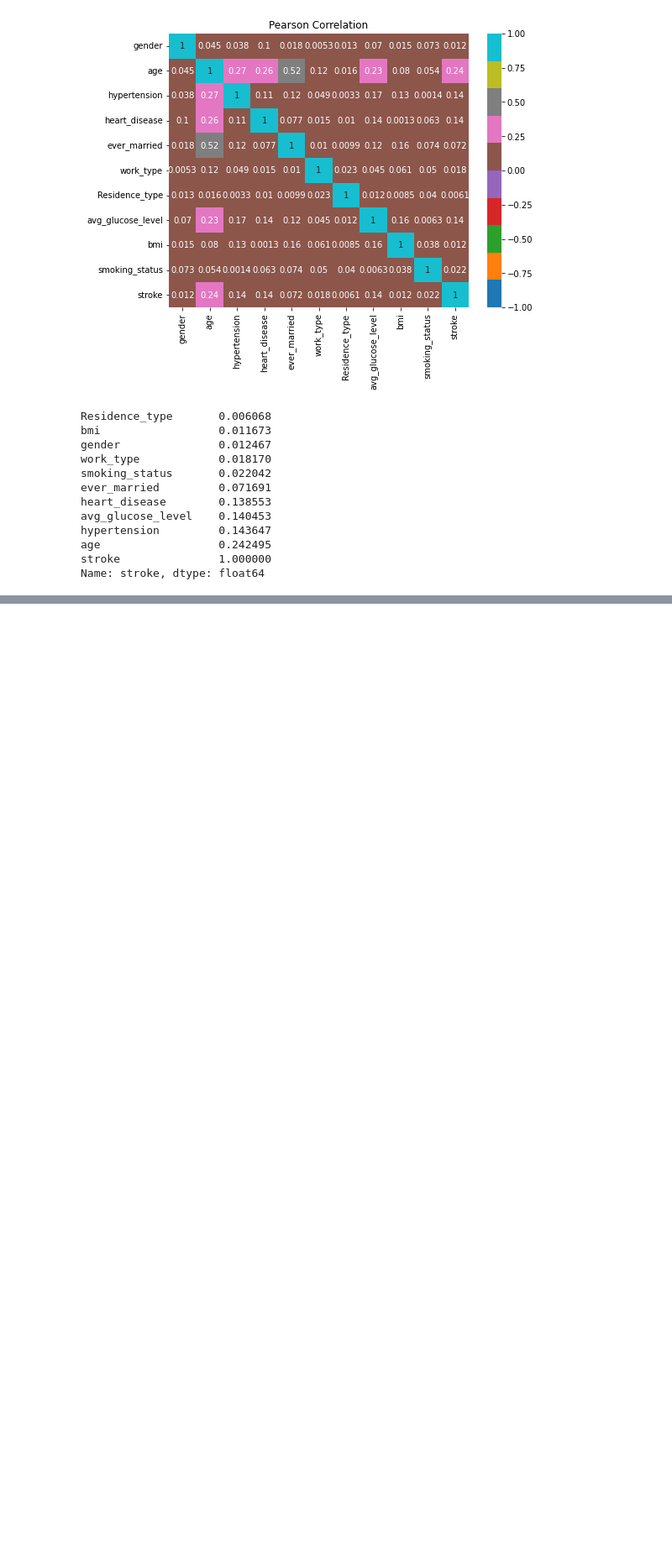
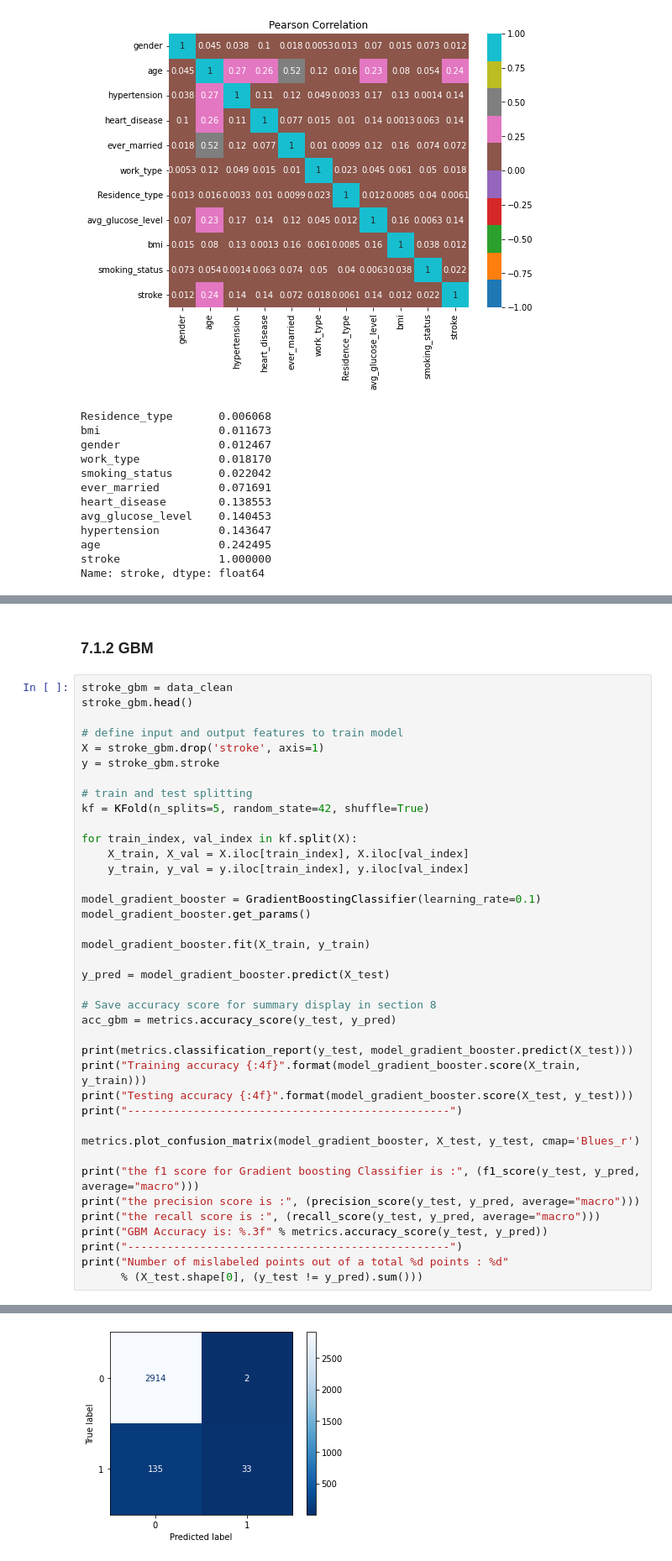
Before and after one commit to RamicAmir/Grupp2-Machine-Learning, a Jupyter notebook: stroke/stroke.ipynb, the cells around one changed output, grey strips where cells are left out. Shown at 84% size. Drawn from its saved outputs; the diff is of its cells as text; blank space fills up the shorter version.

```diff
--- a/stroke/stroke.ipynb
+++ b/stroke/stroke.ipynb
@@ -224,0 +375,42 @@ Name: stroke, dtype: float64
+# %% [markdown]
+### 7.1.2 GBM
+# %%
+stroke_gbm = data_clean
+stroke_gbm.head()
+
+# define input and output features to train model
+X = stroke_gbm.drop('stroke', axis=1)
+y = stroke_gbm.stroke
+
+# train and test splitting
+kf = KFold(n_splits=5, random_state=42, shuffle=True)
+
+for train_index, val_index in kf.split(X):
+    X_train, X_val = X.iloc[train_index], X.iloc[val_index]
+    y_train, y_val = y.iloc[train_index], y.iloc[val_index]
+
+model_gradient_booster = GradientBoostingClassifier(learning_rate=0.1)
+model_gradient_booster.get_params()
+
+model_gradient_booster.fit(X_train, y_train)
+
+y_pred = model_gradient_booster.predict(X_test)
+
+# Save accuracy score for summary display in section 8
+acc_gbm = metrics.accuracy_score(y_test, y_pred)
+
+print(metrics.classification_report(y_test, model_gradient_booster.predict(X_test)))
+print("Training accuracy {:4f}".format(model_gradient_booster.score(X_train, y_train)))
+print("Testing accuracy {:4f}".format(model_gradient_booster.score(X_test, y_test)))
+print("-------------------------------------------------")
+
+metrics.plot_confusion_matrix(model_gradient_booster, X_test, y_test, cmap='Blues_r')
+
+print("the f1 score for Gradient boosting Classifier is :", (f1_score(y_test, y_pred, average="macro")))
+print("the precision score is :", (precision_score(y_test, y_pred, average="macro")))
+print("the recall score is :", (recall_score(y_test, y_pred, average="macro")))
+print("GBM Accuracy is: %.3f" % metrics.accuracy_score(y_test, y_pred))
+print("-------------------------------------------------")
+print("Number of mislabeled points out of a total %d points : %d"
+      % (X_test.shape[0], (y_test != y_pred).sum()))
+# %% [output]
@@ -224,0 +435 @@ Name: stroke, dtype: float64
+[figure, added]
```
Also changed, not shown: parts of 35 cells of this notebook.
